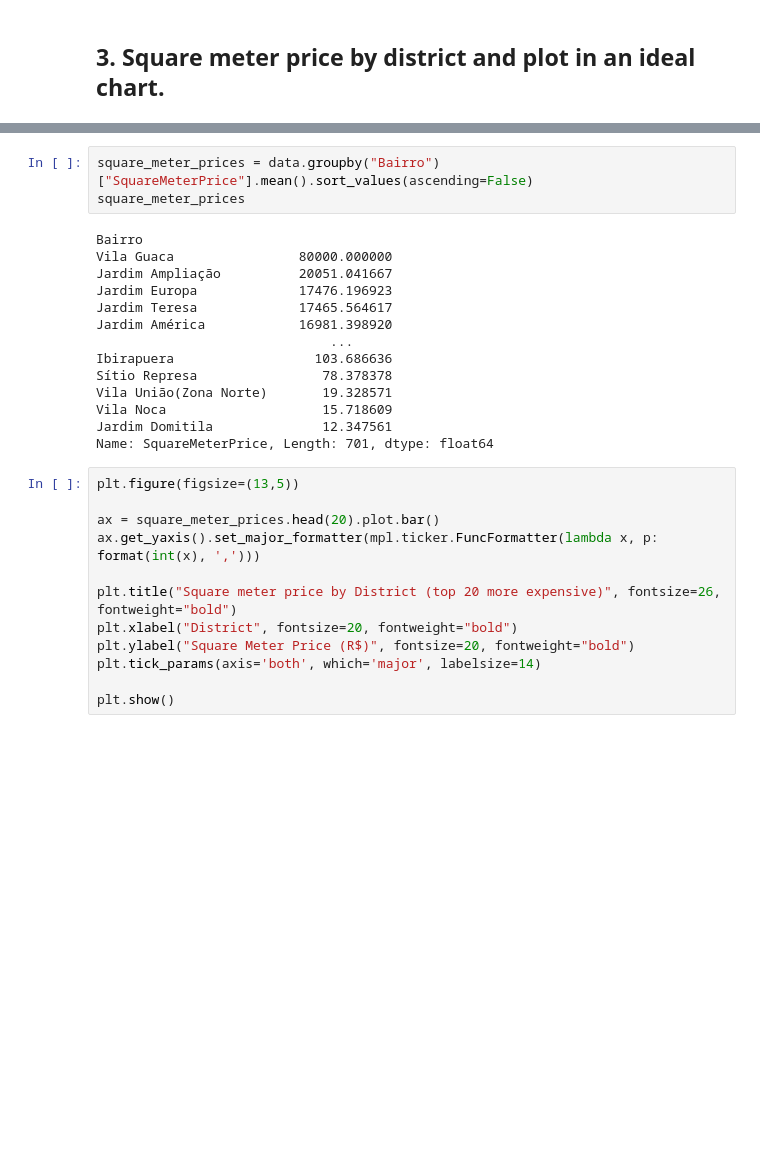
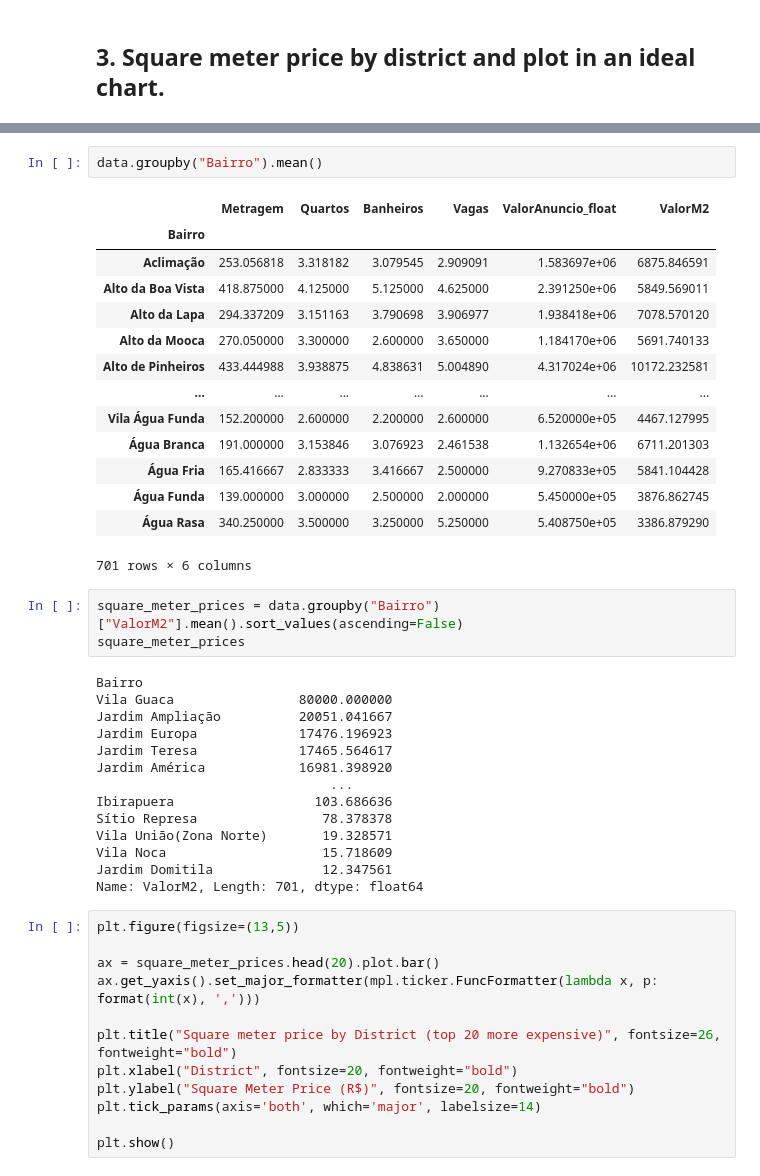
Before and after one commit to brenomfviana/alura-imersao-dados, a Jupyter notebook: Imersão de Dados 4 - Alura - Desafios Dia 2.ipynb, the cells around one changed output, grey strips where cells are left out. Cells and saved outputs as stored; diff of their text form; blank space fills up the shorter version.

```diff
--- a/Imersão de Dados 4 - Alura - Desafios Dia 2.ipynb
+++ b/Imersão de Dados 4 - Alura - Desafios Dia 2.ipynb
@@ -67,8 +67,25 @@ data.head()
 | 2 | Rua Alba Valdez | Jardim Reimberg | São Paulo | 125 | 4 | 3 | 2 | R$ 380.000 | R$ | 380.000 | ... |
 | 3 | NaN | Jardim Morumbi | São Paulo | 310 | 3 | 2 | 4 | R$ 685.000 | R$ | 685.000 | ... |
 | 4 | Rua Tobias Barreto, 195 | Mooca | São Paulo | 100 | 3 | 2 | 2 | R$ 540.000 | R$ | 540.000 | ... |
+# %%
+data.groupby("Bairro").mean()
+# %% [output]
+|  | Metragem | Quartos | Banheiros | Vagas | ValorAnuncio_float | ValorM2 |
+| Bairro |  |  |  |  |  |  |
+| Aclimação | 253.056818 | 3.318182 | 3.079545 | 2.909091 | 1.583697e+06 | 6875.846591 |
+| Alto da Boa Vista | 418.875000 | 4.125000 | 5.125000 | 4.625000 | 2.391250e+06 | 5849.569011 |
+| Alto da Lapa | 294.337209 | 3.151163 | 3.790698 | 3.906977 | 1.938418e+06 | 7078.570120 |
+| Alto da Mooca | 270.050000 | 3.300000 | 2.600000 | 3.650000 | 1.184170e+06 | 5691.740133 |
+| Alto de Pinheiros | 433.444988 | 3.938875 | 4.838631 | 5.004890 | 4.317024e+06 | 10172.232581 |
+| ... | ... | ... | ... | ... | ... | ... |
+| Vila Água Funda | 152.200000 | 2.600000 | 2.200000 | 2.600000 | 6.520000e+05 | 4467.127995 |
+| Água Branca | 191.000000 | 3.153846 | 3.076923 | 2.461538 | 1.132654e+06 | 6711.201303 |
+| Água Fria | 165.416667 | 2.833333 | 3.416667 | 2.500000 | 9.270833e+05 | 5841.104428 |
+| Água Funda | 139.000000 | 3.000000 | 2.500000 | 2.000000 | 5.450000e+05 | 3876.862745 |
+| Água Rasa | 340.250000 | 3.500000 | 3.250000 | 5.250000 | 5.408750e+05 | 3386.879290 |
+701 rows × 6 columns
 # %%
-square_meter_prices = data.groupby("Bairro")["SquareMeterPrice"].mean().sort_values(ascending=False)
+square_meter_prices = data.groupby("Bairro")["ValorM2"].mean().sort_values(ascending=False)
 square_meter_prices
 # %% [output]
 Bairro
@@ -83,7 +100,7 @@ Sítio Represa                78.378378
 Vila União(Zona Norte)       19.328571
 Vila Noca                    15.718609
 Jardim Domitila              12.347561
-Name: SquareMeterPrice, Length: 701, dtype: float64
+Name: ValorM2, Length: 701, dtype: float64
 # %%
 plt.figure(figsize=(13,5))
 
```
Also changed, not shown: parts of 4 cells of this notebook, 3 other files.
